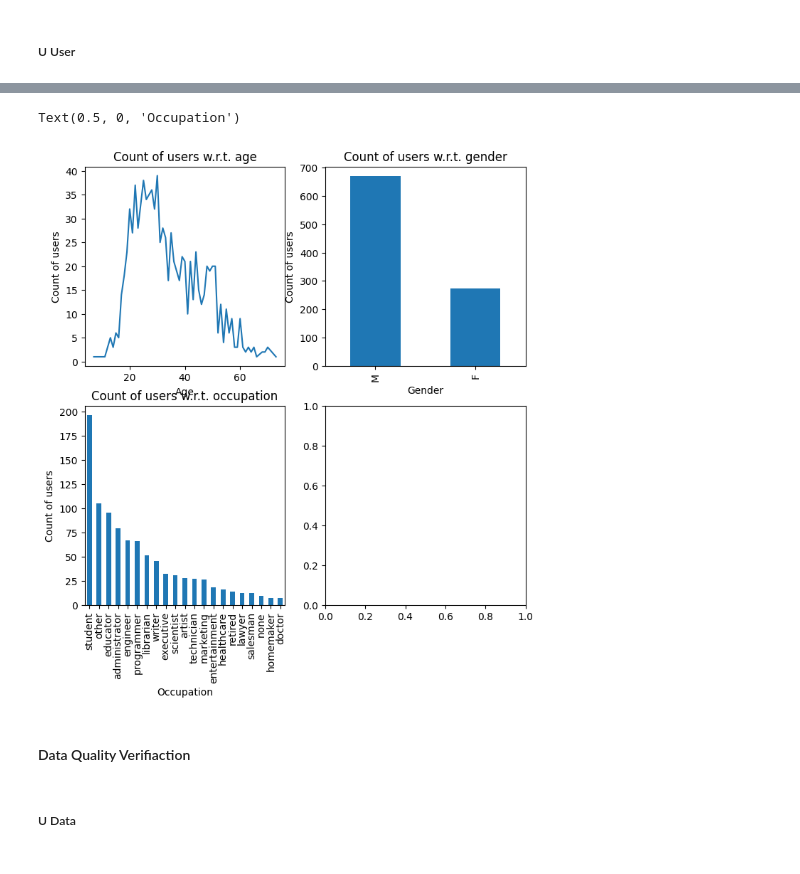
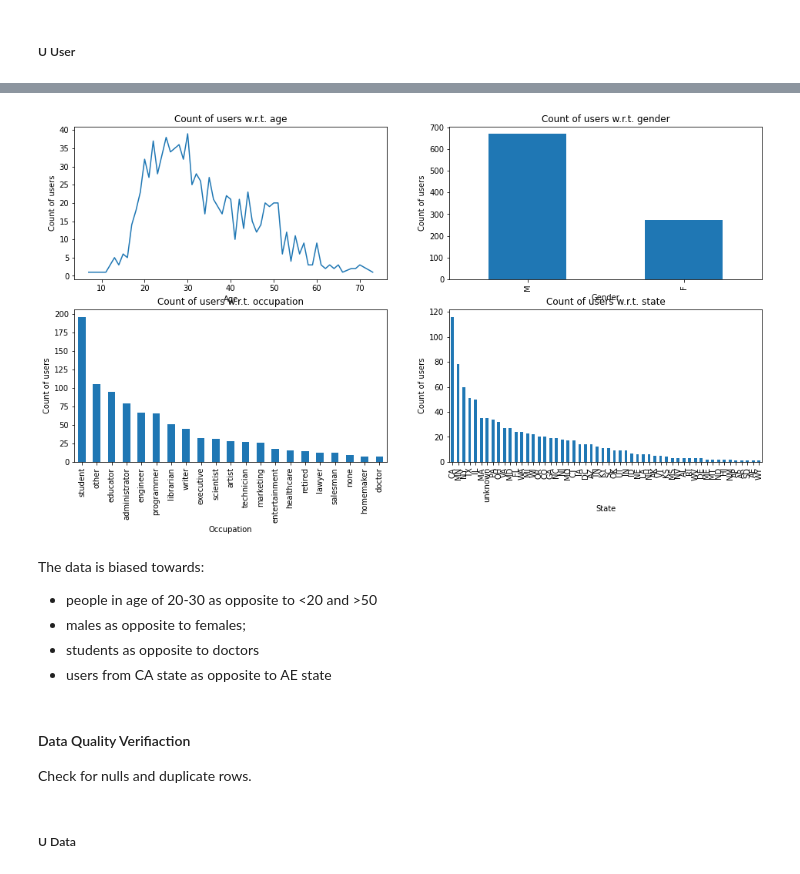
Before and after one commit to SyrexMinus/ml_100k_movies_recommendation_system, a Jupyter notebook: notebooks/1.0-data-exploration-and-preprocessing.ipynb, the cells around one changed output, grey strips where cells are left out. Cells and saved outputs as stored; diff of their text form; code cells hidden in the pictures.

Commit message:
add data preprocessing and visualize data exploration

```diff
--- a/notebooks/1.0-data-exploration-and-preprocessing.ipynb
+++ b/notebooks/1.0-data-exploration-and-preprocessing.ipynb
@@ -84,5 +125,5 @@ REL_YEAR = "release_year"
 # %%
-if not os.path.isfile(UNZIPPED_DIR_PATH):
+if not os.path.isdir(UNZIPPED_DIR_PATH):
     wget.download(DATA_URL, ZIP_SAVE_PATH)
     with ZipFile(ZIP_SAVE_PATH, "r") as zip_file:
         zip_file.extractall(SAVE_DIR_PATH)
@@ -108,6 +149,12 @@ for i, col in u_genre.iterrows():
 
 u_user = pd.read_csv(U_USER_PATH, sep="|", encoding=FILES_ENC, header=None,
                      names=U_USER_COL_NMS)
+search = SearchEngine()
+def zip_to_state(zip):
+    z = search.by_zipcode(zip)
+    state = z.state_abbr if z else None
+    return state if state else UNK_STATE
+u_user[STATE] = u_user[ZIP_CODE].apply(zip_to_state)
 
 occups = set()
 u_occup = pd.read_csv(U_OCCUP_PATH, encoding=FILES_ENC, header=None)
@@ -455,23 +493,36 @@ None
 # %%
-fig, axes = plt.subplots(nrows=2, ncols=2, figsize=(8, 8))
+# reference: [2]
+fig, axes = plt.subplots(nrows=2, ncols=2, figsize=(16, 8))
 age_vc = u_user[AGE].value_counts().sort_index()
 axes[0][0].plot(age_vc.index, age_vc.values)
 axes[0][0].title.set_text("Count of users w.r.t. age")
-axes[0][0].set_ylabel('Count of users')
-axes[0][0].set_xlabel('Age')
-u_user[GENDER].value_counts().plot(kind='bar', ax=axes[0][1])
+axes[0][0].set_ylabel("Count of users")
+axes[0][0].set_xlabel("Age")
+u_user[GENDER].value_counts().plot(kind="bar", ax=axes[0][1])
 axes[0][1].title.set_text("Count of users w.r.t. gender")
-axes[0][1].set_ylabel('Count of users')
-axes[0][1].set_xlabel('Gender')
-u_user[OCCUPTN].value_counts().plot(kind='bar', ax=axes[1][0])
+axes[0][1].set_ylabel("Count of users")
+axes[0][1].set_xlabel("Gender")
+u_user[OCCUPTN].value_counts().plot(kind="bar", ax=axes[1][0])
 axes[1][0].title.set_text("Count of users w.r.t. occupation")
-axes[1][0].set_ylabel('Count of users')
-axes[1][0].set_xlabel('Occupation')
+axes[1][0].set_ylabel("Count of users")
+axes[1][0].set_xlabel("Occupation")
+u_user[STATE].value_counts().plot(kind="bar", ax=axes[1][1])
+axes[1][1].title.set_text("Count of users w.r.t. state")
+axes[1][1].set_ylabel("Count of users")
+axes[1][1].set_xlabel("State")
+fig.savefig(U_USER_VIS_PATH)
 # %% [output]
-Text(0.5, 0, 'Occupation')
-[figure, old version]
+[figure, new version]
+# %% [markdown]
+The data is biased towards:
+- people in age of 20-30 as opposite to \<20 and \>50
+- males as opposite to females;
+- students as opposite to doctors
+- users from CA state as opposite to AE state
 # %% [markdown]
 #### Data Quality Verifiaction
+
+Check for nulls and duplicate rows.
 # %% [markdown]
 ##### U Data
 # %%
```
Also changed, not shown: parts of 46 cells of this notebook, 3 other files.
